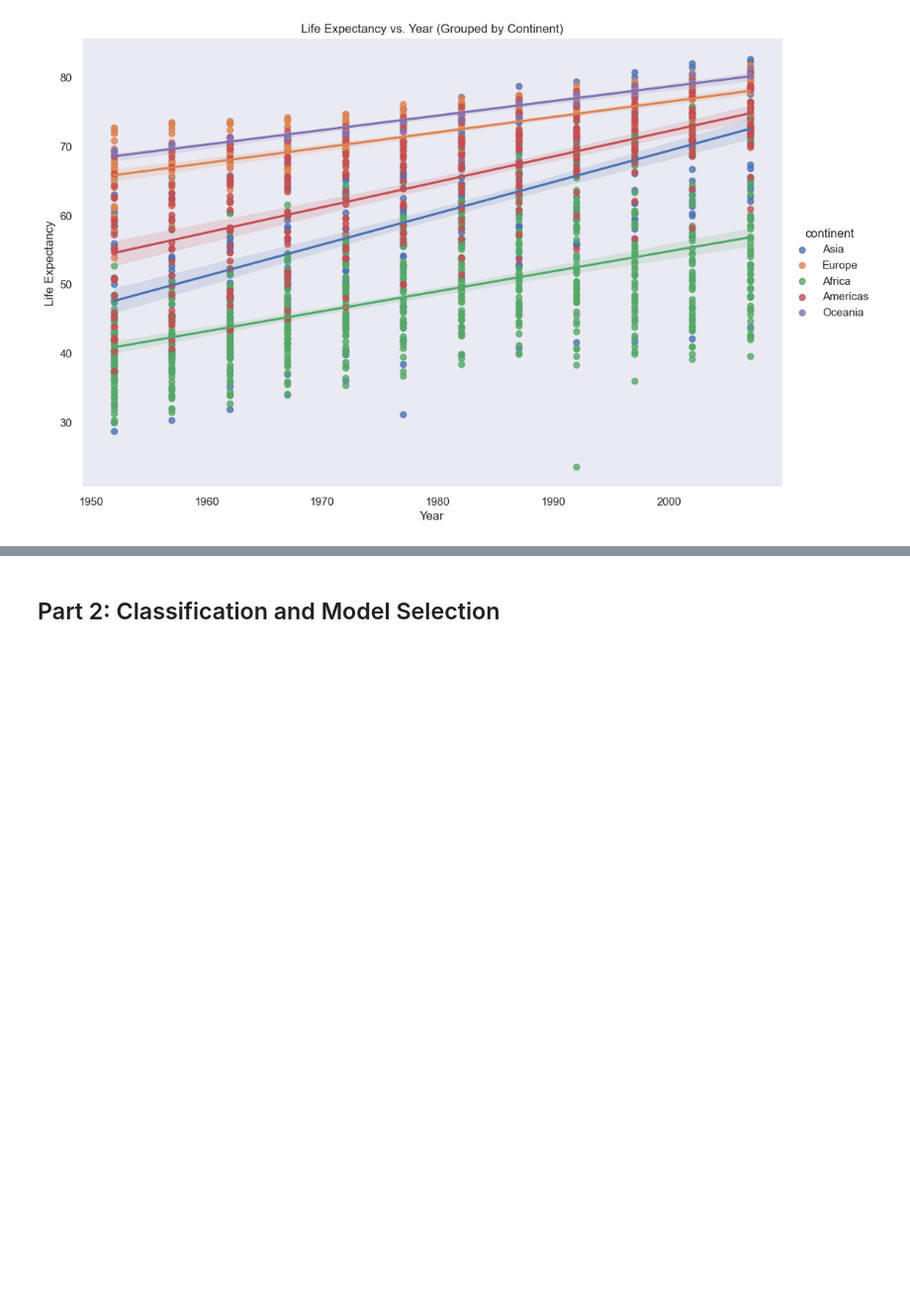
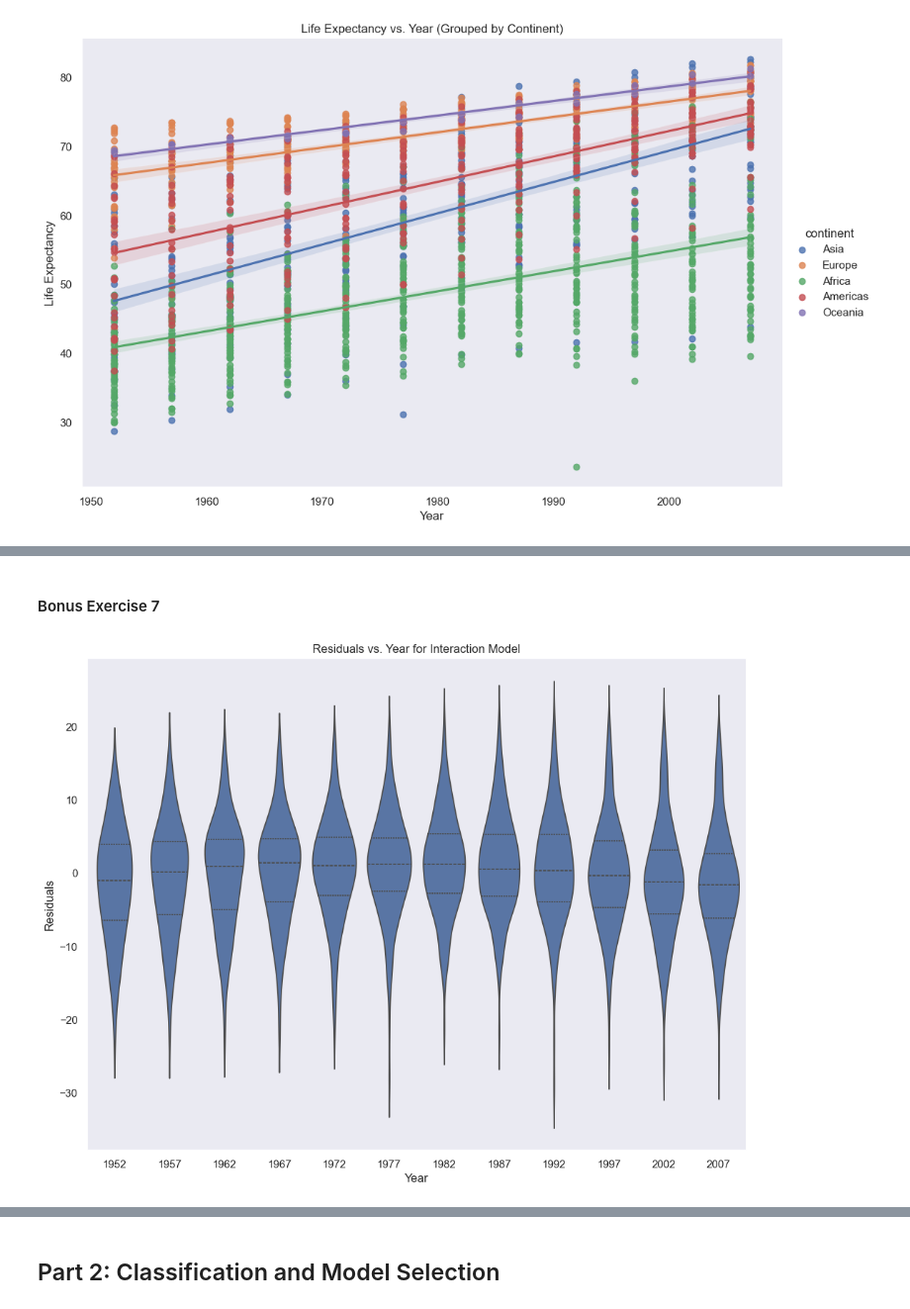
Before and after one commit to jwagner31/projectmattei3, a Jupyter notebook: notebook.ipynb, the cells around one changed output, grey strips where cells are left out. Shown at 99% size. Cells and saved outputs as stored; diff of their text form; code cells hidden in the pictures; blank space fills up the shorter version.

```diff
--- a/notebook.ipynb
+++ b/notebook.ipynb
@@ -210,0 +219,14 @@ plt.show()
+# %%
+df_dummies = pd.get_dummies(data, columns=['continent'], drop_first=False)
+df_dummies['inter_asia'] = df_dummies['year'] * df_dummies['continent_Asia']
+df_dummies['inter_europe'] = df_dummies['year'] * df_dummies['continent_Europe']
+df_dummies['inter_africa'] = df_dummies['year'] * df_dummies['continent_Africa']
+df_dummies['inter_americas'] = df_dummies['year'] * df_dummies['continent_Americas']
+df_dummies['inter_oceania'] = df_dummies['year'] * df_dummies['continent_Oceania']
+# %%
+X = df_dummies[['year', 'inter_asia', 'inter_europe', 'inter_africa', 'inter_americas', 'inter_oceania']]
+y = df_dummies['lifeExp']
+
+X = sm.add_constant(X)
+
+model = sm.OLS(y, X).fit()
@@ -210,0 +287,13 @@ plt.show()
+# %% [markdown]
+#### Bonus Exercise 7
+# %%
+residuals_interaction = y - model.predict(X)
+
+fig, ax = plt.subplots(figsize=(12, 9))
+sns.violinplot(x=data['year'], y=residuals_interaction, ax=ax, inner='quartile')
+ax.set_xlabel("Year")
+ax.set_ylabel("Residuals")
+ax.set_title("Residuals vs. Year for Interaction Model")
+plt.show()
+# %% [output]
+[figure, added]
```
Also changed, not shown: parts of 16 cells of this notebook.
